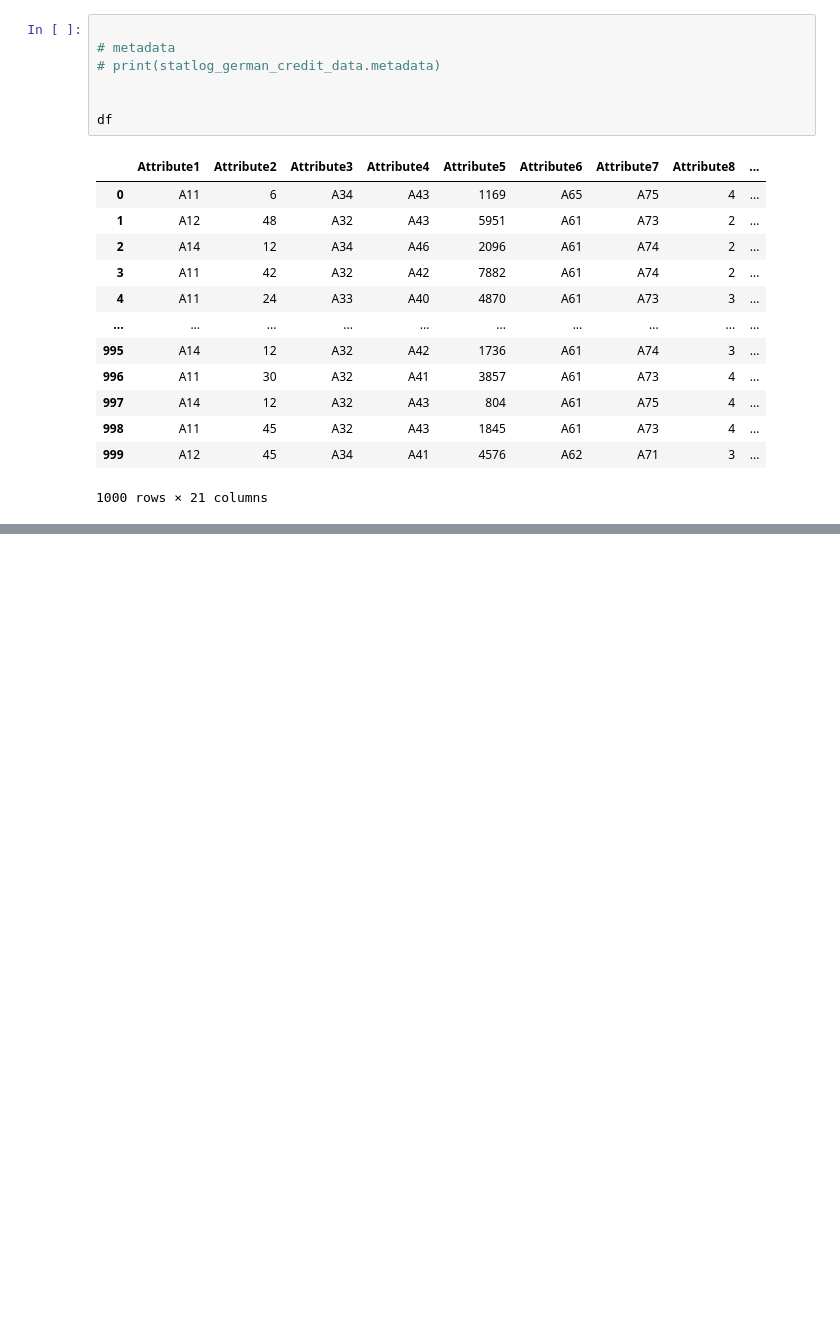
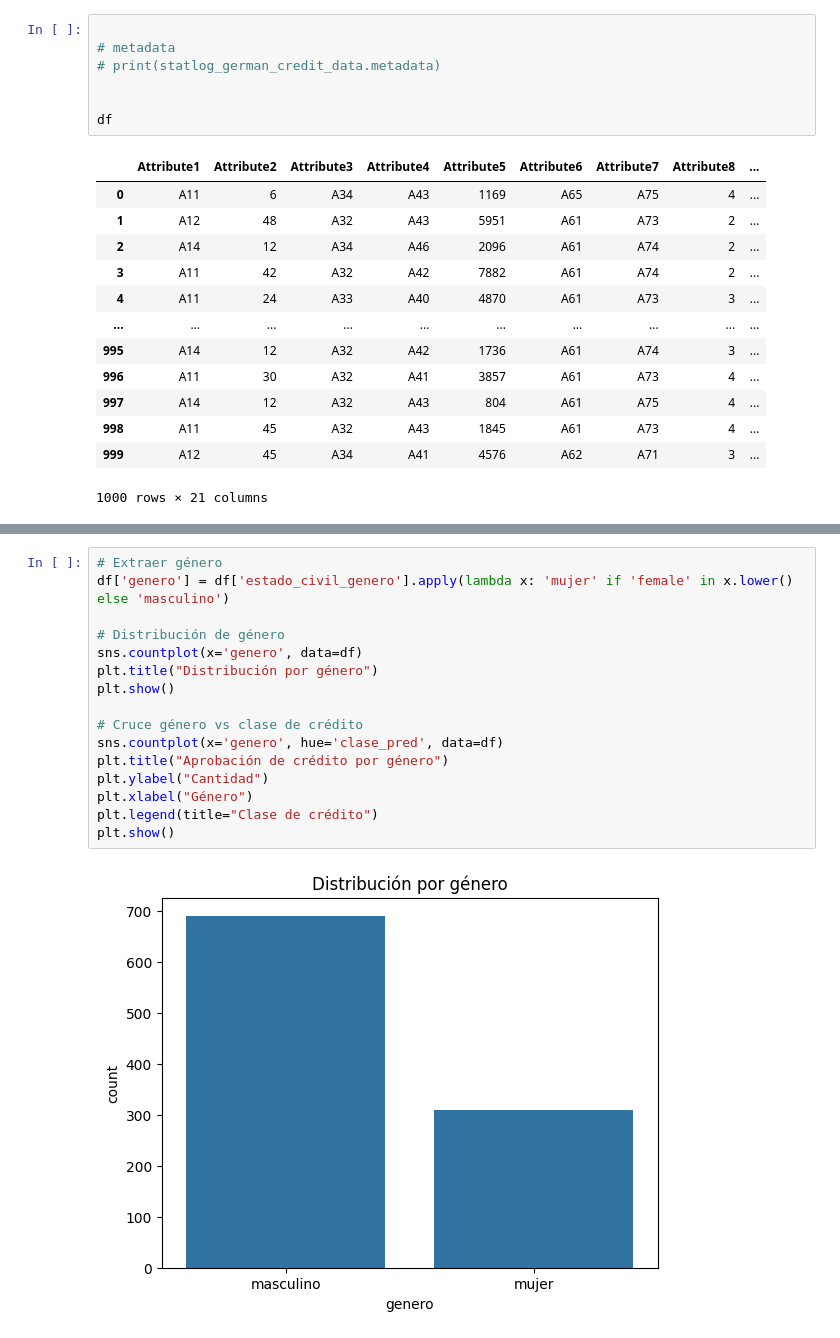
Before and after one commit to lucasbarreiroe/Analisis-sobre-la-otorgacion-de-creditos, a Jupyter notebook: notebook.ipynb, the cells around one changed output, grey strips where cells are left out. Drawn from its saved outputs; the diff is of its cells as text; blank space fills up the shorter version.

```diff
--- a/notebook.ipynb
+++ b/notebook.ipynb
@@ -145,0 +239,18 @@ for attr, mapping in attribute_map.items():
+# %%
+# Extraer género
+df['genero'] = df['estado_civil_genero'].apply(lambda x: 'mujer' if 'female' in x.lower() else 'masculino')
+
+# Distribución de género
+sns.countplot(x='genero', data=df)
+plt.title("Distribución por género")
+plt.show()
+
+# Cruce género vs clase de crédito
+sns.countplot(x='genero', hue='clase_pred', data=df)
+plt.title("Aprobación de crédito por género")
+plt.ylabel("Cantidad")
+plt.xlabel("Género")
+plt.legend(title="Clase de crédito")
+plt.show()
+# %% [output]
+[figure, added]
```
Also changed, not shown: parts of 12 cells of this notebook.
